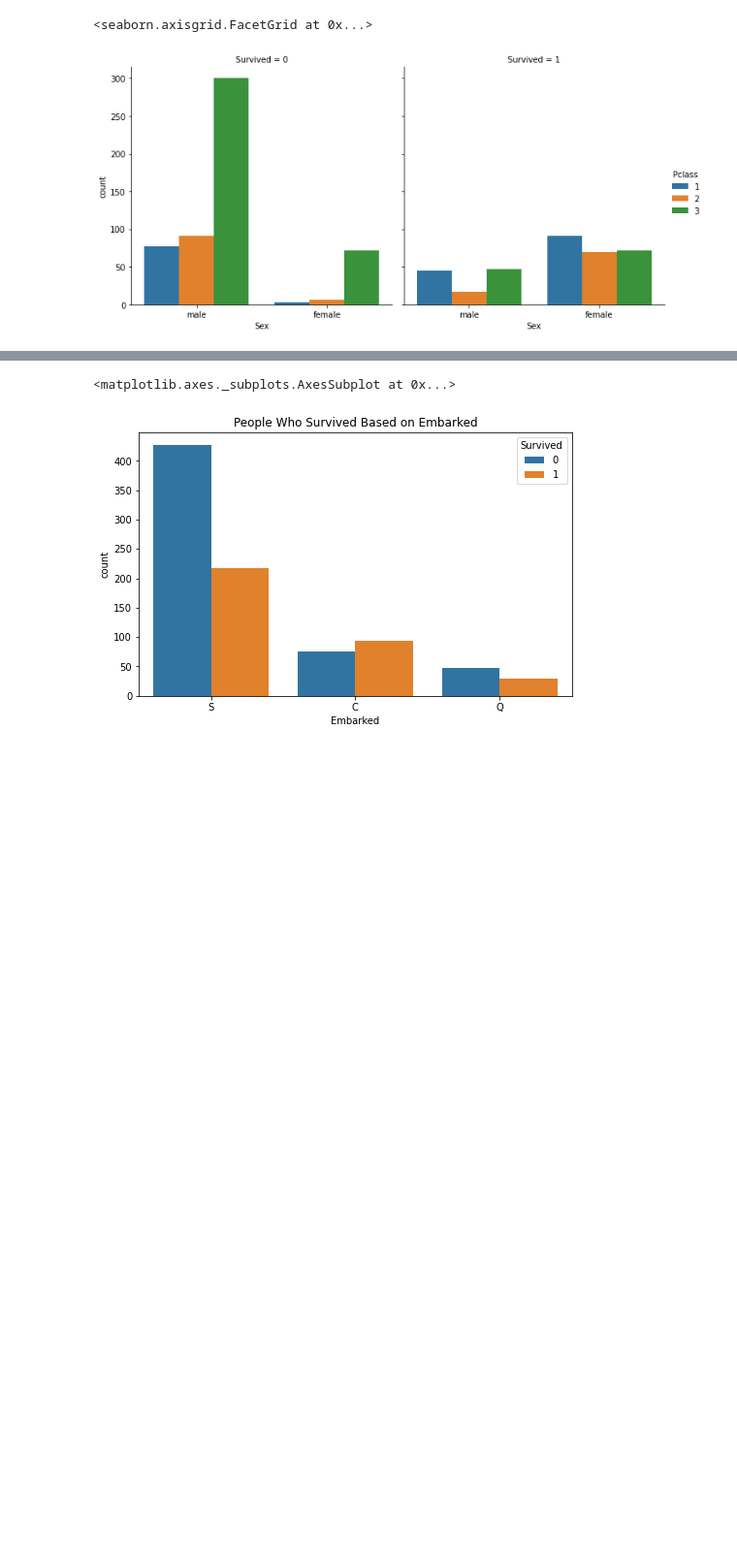
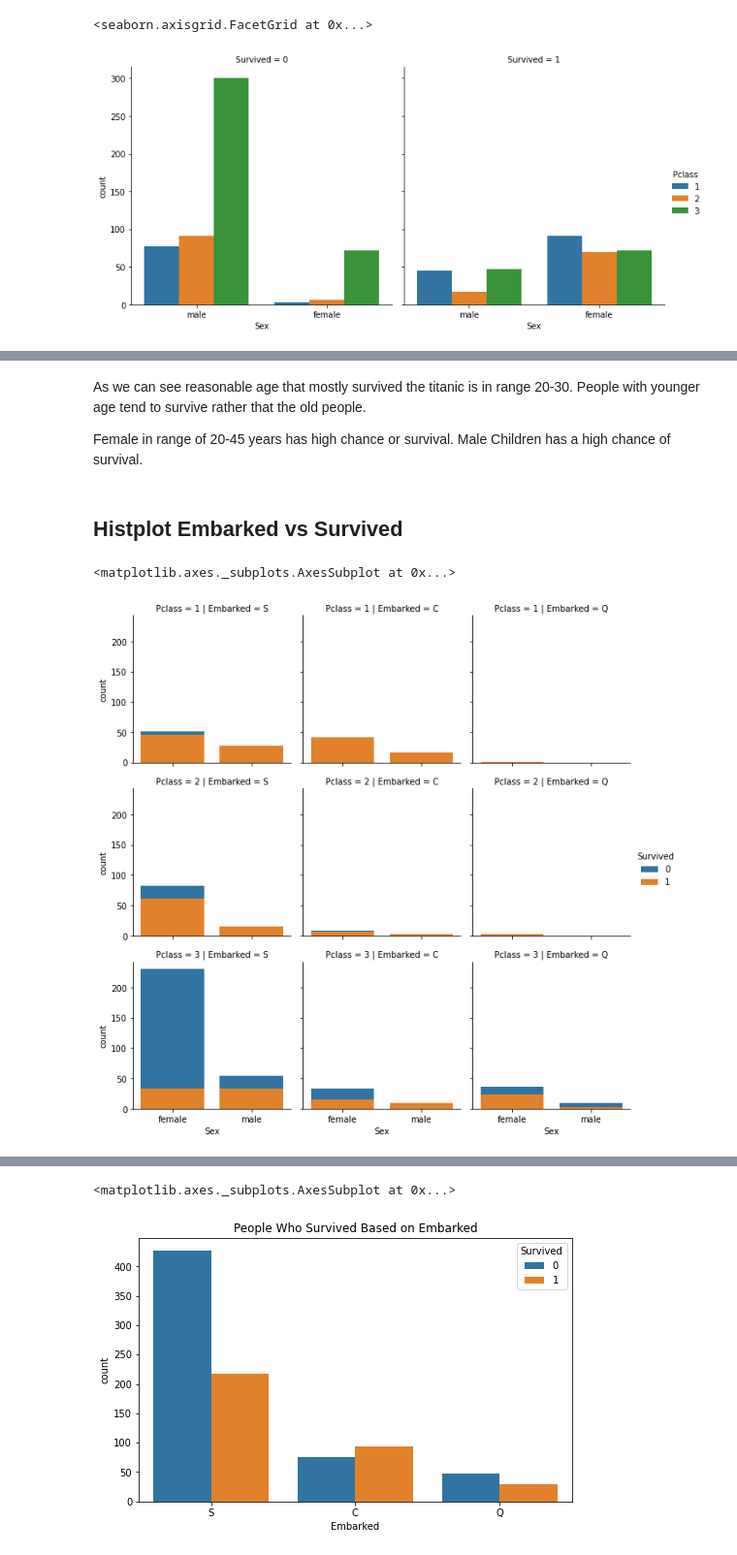
Before and after one commit to marcellinus-witarsah/dataScienceMiniProjects, a Jupyter notebook: TitanicSurvivalModel/Titanic Third.ipynb, the cells around one changed output, grey strips where cells are left out. Shown at 97% size. Drawn from its saved outputs; the diff is of its cells as text; code cells hidden in the pictures; blank space fills up the shorter version.

```diff
--- a/TitanicSurvivalModel/Titanic Third.ipynb
+++ b/TitanicSurvivalModel/Titanic Third.ipynb
@@ -275,3 +277,29 @@ As we can see female at the first class (Pclass=1) has the highest change of sur
+# %% [markdown]
+As we can see reasonable age that mostly survived the titanic is in range 20-30. People with younger age tend to survive rather that the old people.
+
+Female in range of 20-45 years has high chance or survival. Male Children has a high chance of survival.
+# %% [markdown]
+## Histplot Embarked vs Survived
+# %%
+# plt.figure(figsize=[8,7])
+# plt.title('People Survived Based on Embarked')
+# hist_age_vs_survived = sns.histplot(x='Embarked',
+#                                     data=titanic_train ,
+#                                     hue='Survived',
+#                                     multiple='layer',
+#                                     bins=8)
+# plt.show()
+
+facet_grid_1 = sns.FacetGrid(titanic_train,
+                             row='Pclass',
+                             col='Embarked',
+                             hue='Survived')
+
+facet_grid_1.map_dataframe(sns.countplot, x='Sex').add_legend()
+sns.histplot()
+# %% [output]
+<matplotlib.axes._subplots.AxesSubplot at 0x...>
+[figure, added]
 # %%
 facetGrid1 = sns.FacetGrid(titanic_train, row='Embarked', height=7, aspect=1.5)
 facetGrid1.map(sns.pointplot, 'Pclass', 'Survived', 'Sex', order=None, hue_order=None)
```
Also changed, not shown: parts of 11 cells of this notebook.
